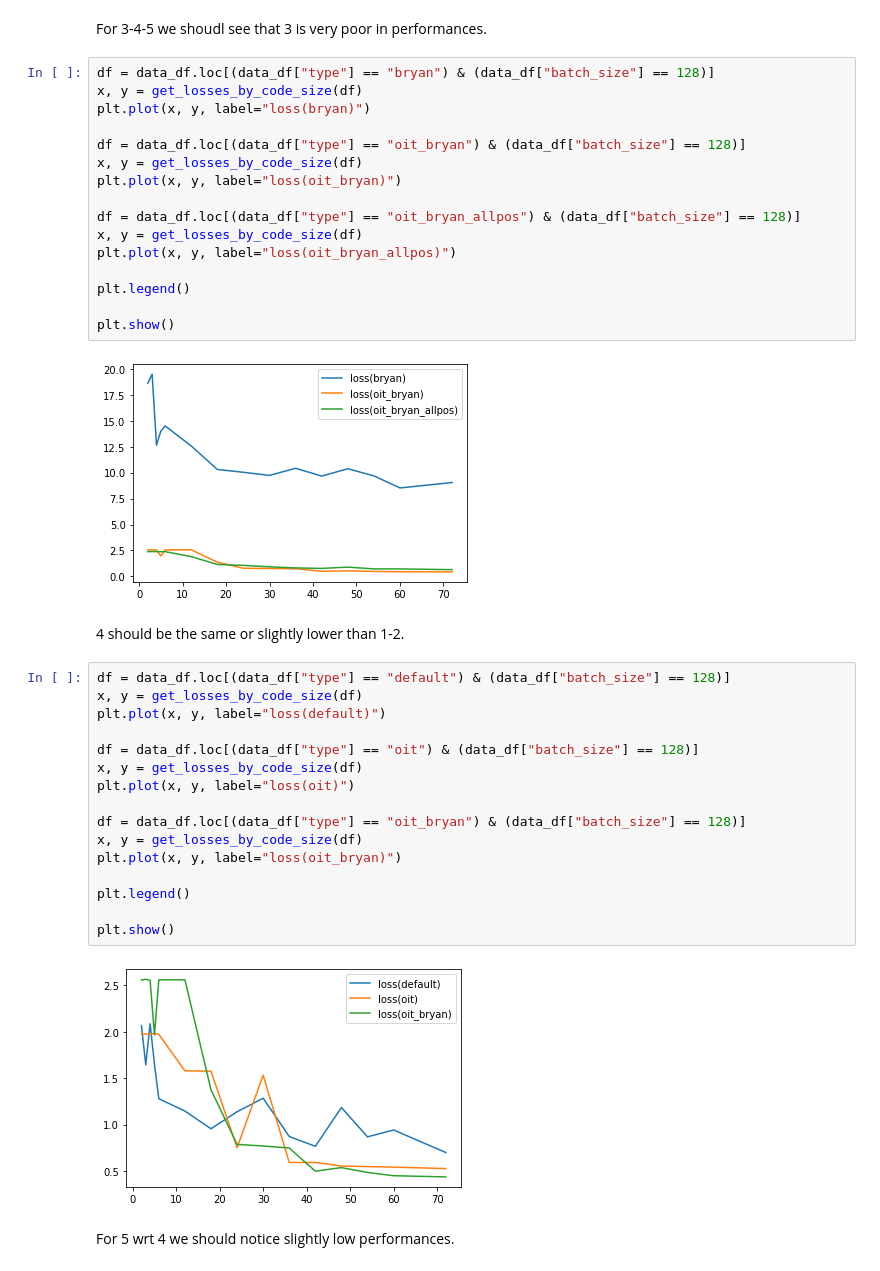
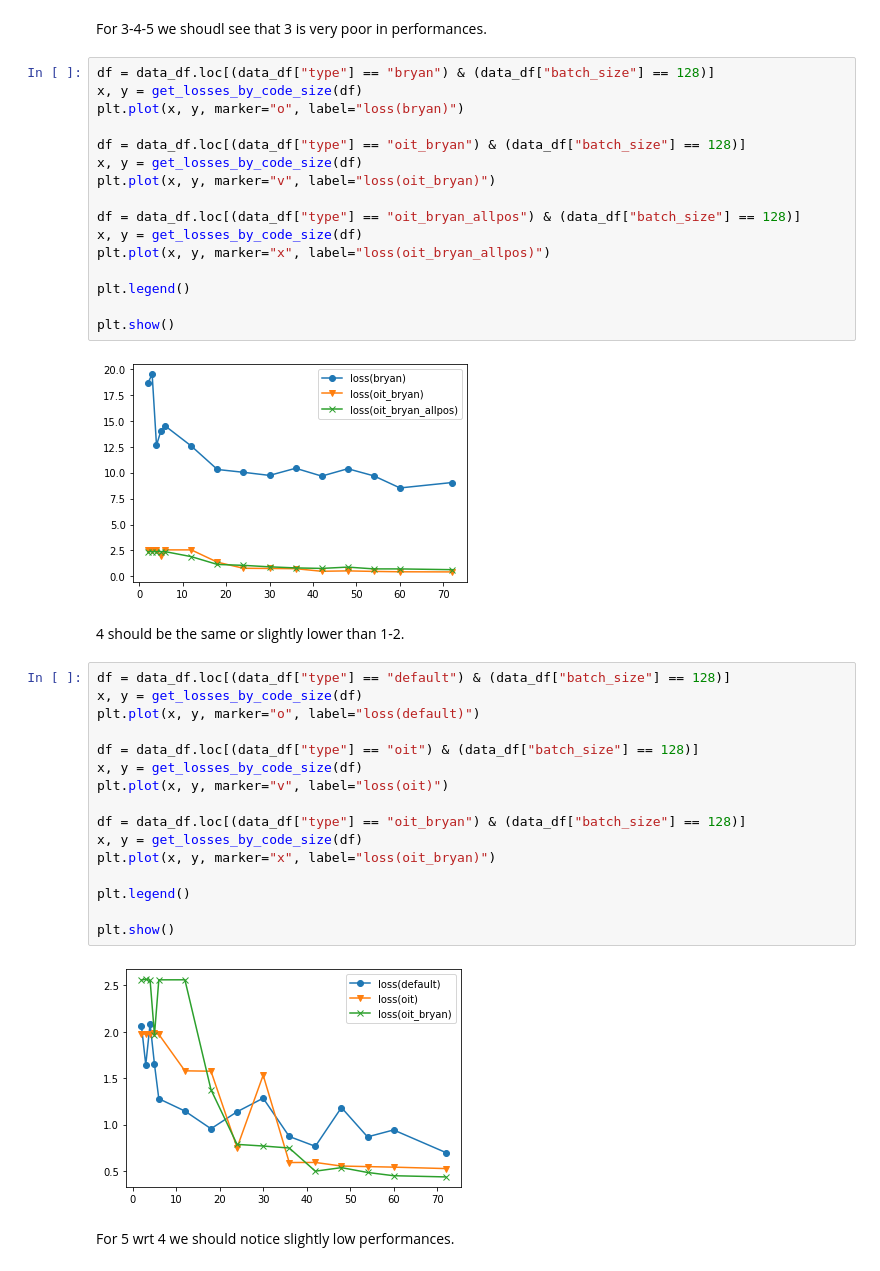
Before and after one commit to lparolari/har, a Jupyter notebook: autoencoder_plot.ipynb, the cells around one changed output. Cells and saved outputs as stored; diff of their text form.

```diff
--- a/autoencoder_plot.ipynb
+++ b/autoencoder_plot.ipynb
@@ -219,41 +225,41 @@ For 3-4-5 we shoudl see that 3 is very poor in performances.
 # %%
 df = data_df.loc[(data_df["type"] == "bryan") & (data_df["batch_size"] == 128)]
 x, y = get_losses_by_code_size(df)
-plt.plot(x, y, label="loss(bryan)")
+plt.plot(x, y, marker="o", label="loss(bryan)")
 
 df = data_df.loc[(data_df["type"] == "oit_bryan") & (data_df["batch_size"] == 128)]
 x, y = get_losses_by_code_size(df)
-plt.plot(x, y, label="loss(oit_bryan)")
+plt.plot(x, y, marker="v", label="loss(oit_bryan)")
 
 df = data_df.loc[(data_df["type"] == "oit_bryan_allpos") & (data_df["batch_size"] == 128)]
 x, y = get_losses_by_code_size(df)
-plt.plot(x, y, label="loss(oit_bryan_allpos)")
+plt.plot(x, y, marker="x", label="loss(oit_bryan_allpos)")
 
 plt.legend()
 
 plt.show()
 # %% [output]
-[figure, old version]
+[figure, new version]
 # %% [markdown]
 4 should be the same or slightly lower than 1-2.
 # %%
 df = data_df.loc[(data_df["type"] == "default") & (data_df["batch_size"] == 128)]
 x, y = get_losses_by_code_size(df)
-plt.plot(x, y, label="loss(default)")
+plt.plot(x, y, marker="o", label="loss(default)")
 
 df = data_df.loc[(data_df["type"] == "oit") & (data_df["batch_size"] == 128)]
 x, y = get_losses_by_code_size(df)
-plt.plot(x, y, label="loss(oit)")
+plt.plot(x, y, marker="v", label="loss(oit)")
 
 df = data_df.loc[(data_df["type"] == "oit_bryan") & (data_df["batch_size"] == 128)]
 x, y = get_losses_by_code_size(df)
-plt.plot(x, y, label="loss(oit_bryan)")
+plt.plot(x, y, marker="x", label="loss(oit_bryan)")
 
 plt.legend()
 
 plt.show()
 # %% [output]
-[figure, old version]
+[figure, new version]
 # %% [markdown]
 For 5 wrt 4 we should notice slightly low performances.
 # %%
```
Also changed, not shown: parts of 8 cells of this notebook, 1 other file.
